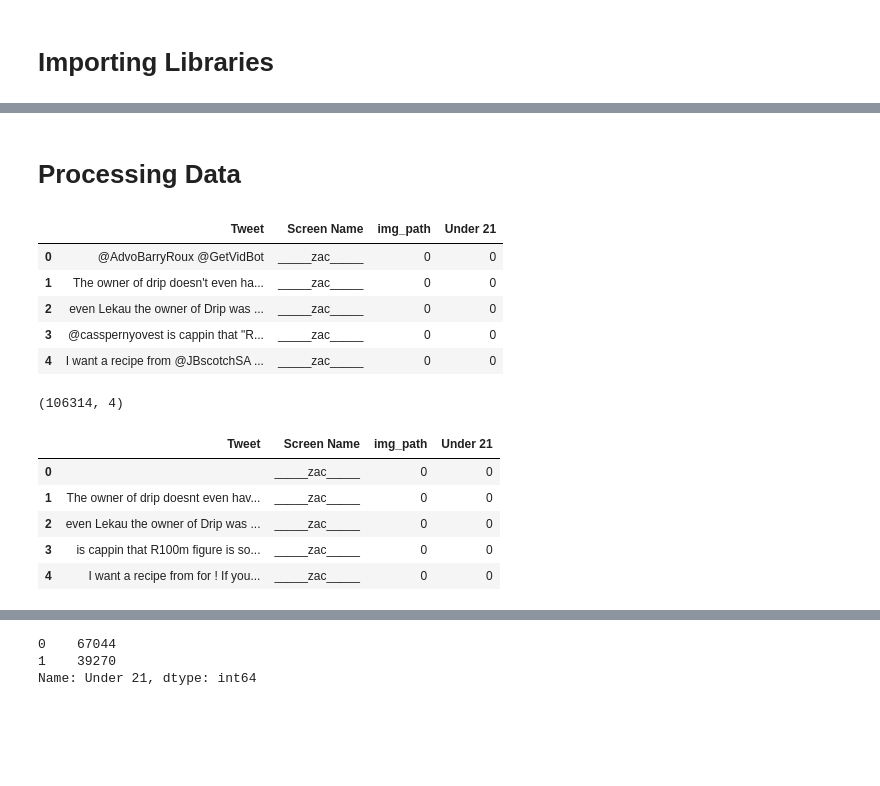
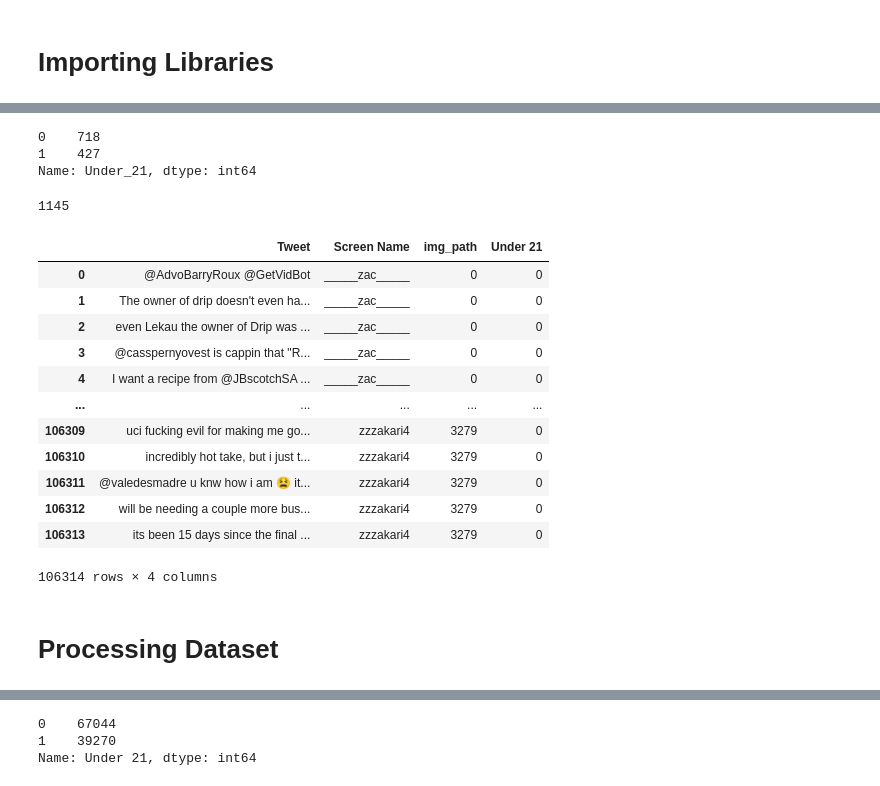
Before and after one commit to MinhNguyen99AI/CS640AI-Demographics-Prediction, a Jupyter notebook: agePrediction.ipynb, the cells around one changed output, grey strips where cells are left out. Saved outputs shown, nothing was run; the diff lists cells and outputs as text; code cells hidden in the pictures; blank space fills up the shorter version.

```diff
--- a/agePrediction.ipynb
+++ b/agePrediction.ipynb
@@ -34,0 +38,4 @@ warnings.simplefilter(action='ignore', category=FutureWarning)
+# %%
+with open("./labeled_users_1145/tweets.json", encoding="utf8") as file:
+    text = file.read()
+    tweets_1145 = json.loads(text)
@@ -34,0 +70,2 @@ warnings.simplefilter(action='ignore', category=FutureWarning)
+# %%
+users_1145 = pd.read_csv("./labeled_users_1145/labeled_users.csv", lineterminator='\n')
@@ -35,20 +92,57 @@ warnings.simplefilter(action='ignore', category=FutureWarning)
+# %%
+users_1145["Under_21"] = (users_1145["human.labeled.age"] < 21 ).astype(int)
+# %%
+users_1145["Under_21"].value_counts()
+# %% [output]
+0    718
+1    427
+Name: Under_21, dtype: int64
+# %%
+list_of_screen_names = users_1145['screen_name'].unique()
+print(len(list_of_screen_names))
+# %% [output]
+1145
+# %%
+ageDict = users_1145.set_index('screen_name').to_dict()['Under_21']
+imgPathDict = users_1145.set_index('screen_name').to_dict()['Unnamed: 0']
+
+tweetList, screenNameList, imgPathList, ageList = [], [], [], []
+
+for screen_name in tweets_1145:
+
+    if((screen_name in list_of_screen_names)==False):
+        continue
+    for tweet in tweets_1145[screen_name]:
+
+        tweetList.append(tweet)
+
+        screenNameList.append(screen_name)
+
+        imgPathList.append(imgPathDict[screen_name])
+
+        ageList.append(ageDict[screen_name])
+
+df_1 = pd.DataFrame({'Tweet': tweetList, 'Screen Name': screenNameList, 'img_path': imgPathList, 'Under 21': ageList})
+df_1.to_csv('labeled_tweet_table_Age.csv', index=False)
+df_1
+# %% [output]
+|  | Tweet | Screen Name | img_path | Under 21 |
+| 0 | @AdvoBarryRoux @GetVidBot | _____zac_____ | 0 | 0 |
+| 1 | The owner of drip doesn't even ha... | _____zac_____ | 0 | 0 |
+| 2 | even Lekau the owner of Drip was ... | _____zac_____ | 0 | 0 |
+| 3 | @casspernyovest is cappin that "R... | _____zac_____ | 0 | 0 |
+| 4 | I want a recipe from @JBscotchSA ... | _____zac_____ | 0 | 0 |
+| ... | ... | ... | ... | ... |
+| 106309 | uci fucking evil for making me go... | zzzakari4 | 3279 | 0 |
+| 106310 | incredibly hot take, but i just t... | zzzakari4 | 3279 | 0 |
+| 106311 | @valedesmadre u knw how i am 😫 it... | zzzakari4 | 3279 | 0 |
+| 106312 | will be needing a couple more bus... | zzzakari4 | 3279 | 0 |
+| 106313 | its been 15 days since the final ... | zzzakari4 | 3279 | 0 |
+106314 rows × 4 columns
 # %% [markdown]
-# Processing Data
+# Processing Dataset
 # %%
 df_initial=pd.read_csv('labeled_tweet_table_Age.csv', encoding='utf8')
-# %%
-df_initial.head()
-# %% [output]
-|  | Tweet | Screen Name | img_path | Under 21 |
-| 0 | @AdvoBarryRoux @GetVidBot | _____zac_____ | 0 | 0 |
-| 1 | The owner of drip doesn't even ha... | _____zac_____ | 0 | 0 |
-| 2 | even Lekau the owner of Drip was ... | _____zac_____ | 0 | 0 |
-| 3 | @casspernyovest is cappin that "R... | _____zac_____ | 0 | 0 |
-| 4 | I want a recipe from @JBscotchSA ... | _____zac_____ | 0 | 0 |
-# %%
-df_initial.shape
-# %% [output]
-(106314, 4)
 # %%
 regexMap={r"<[\w'/'\s]*>": "",r"[\'\"\-]+": "",r"@[\w]+":"",r"#[\w]+":"",\
           r"https?:\/\/[\w+@:%._\+~#=]{1,256}\.[\w+()]{1,6}\b([\w+()@:%_\+.~#?&\/\/=]*)":"",\
@@ -61,12 +155,3 @@ def preprocess(datainput):
     return t
 # %%
 df_initial["Tweet"]=df_initial["Tweet"].apply(preprocess)
-# %%
-df_initial.head()
-# %% [output]
-|  | Tweet | Screen Name | img_path | Under 21 |
-| 0 |  | _____zac_____ | 0 | 0 |
-| 1 | The owner of drip doesnt even hav... | _____zac_____ | 0 | 0 |
-| 2 | even Lekau the owner of Drip was ... | _____zac_____ | 0 | 0 |
-| 3 | is cappin that R100m figure is so... | _____zac_____ | 0 | 0 |
-| 4 | I want a recipe from for ! If you... | _____zac_____ | 0 | 0 |
```
Also changed, not shown: parts of 59 cells of this notebook.
